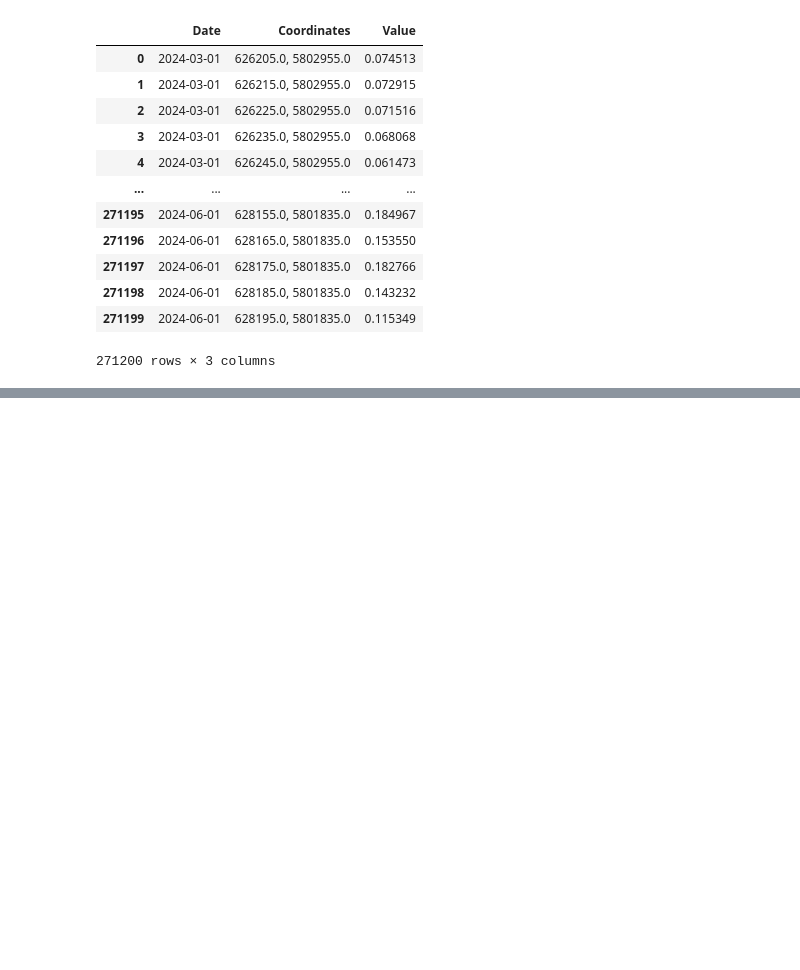
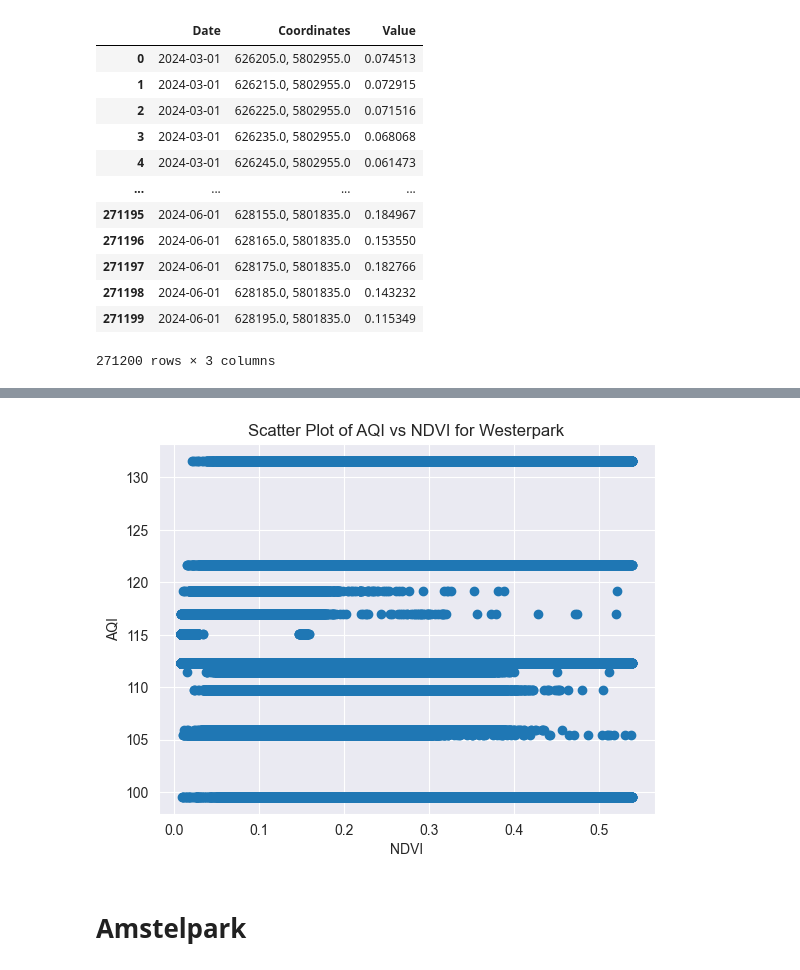
Before and after one commit to miguelvella12/DSP, a Jupyter notebook: CorrelationTesting.ipynb, the cells around one changed output, grey strips where cells are left out. Saved outputs shown, nothing was run; the diff lists cells and outputs as text; code cells hidden in the pictures; blank space fills up the shorter version.

```diff
--- a/CorrelationTesting.ipynb
+++ b/CorrelationTesting.ipynb
@@ -135,0 +194,4 @@ plt.show()
+# %%
+# Load data from Sentinel-2 (NDVI) and Sentinel-5P (AQI)
+Wester_NDVI_csv = pd.read_csv("Datasets/Sentinel-2/Wester_NDVI/Wester_NDVI_csv.csv")
+Wester_AQI_csv = pd.read_csv("Datasets/Sentinel-5P/Westerpark/Wester_AirQualityIndex/Wester_AirQualityIndex_csv.csv")
@@ -135,0 +232,4 @@ plt.show()
+# %%
+# Merge the two indices together on Date to ensure that Values are aligned
+Wester_merged_csv = pd.merge(Wester_NDVI_csv, Wester_AQI_csv, left_index=True, right_index=True, how="inner")
+Wester_merged_csv
@@ -135,0 +306,12 @@ plt.show()
+# %%
+# Set lower and upper values for NDVI
+lower_cut_value = filtered_NDVI_data.min()
+upper_cut_value = filtered_NDVI_data.max()
+
+# Keep rows where NDVI value is within range
+Wester_merged_csv_final = Wester_merged_csv_cleaned[
+    (Wester_merged_csv_cleaned['NDVI'] >= lower_cut_value) &
+    (Wester_merged_csv_cleaned['NDVI'] <= upper_cut_value)
+    ]
+
+Wester_merged_csv_final
@@ -135,0 +332,17 @@ plt.show()
+# %%
+# Conduct correlation tests
+Wester_NDVI_Values = Wester_merged_csv_final.loc[:, 'NDVI']
+Wester_AQI_Values = Wester_merged_csv_final.loc[:, 'AQI']
+
+pearson_corr, p_pearson = pearsonr(Wester_NDVI_Values, Wester_AQI_Values)
+spearman_corr, p_spearman = spearmanr(Wester_NDVI_Values, Wester_AQI_Values)
+kendall_corr, p_kendall = kendalltau(Wester_NDVI_Values, Wester_AQI_Values)
+
+print("Pearson's Correlation:")
+print(f"Coefficient: {pearson_corr:.4f}, p-value: {p_pearson:.4e}")
+
+print("\nSpearman's Correlation:")
+print(f"Coefficient: {spearman_corr:.4f}, p-value: {p_spearman:.4e}")
+
+print("\nKendall's Tau Correlation:")
+print(f"Coefficient: {kendall_corr:.4f}, p-value: {p_kendall:.4e}")
@@ -135,0 +358,10 @@ plt.show()
+# %%
+plt.scatter(Wester_NDVI_Values, Wester_AQI_Values)
+plt.xlabel('NDVI')
+plt.ylabel('AQI')
+plt.title('Scatter Plot of AQI vs NDVI for Westerpark')
+plt.show()
+# %% [output]
+[figure, added]
+# %% [markdown]
+# Amstelpark
```
Also changed, not shown: parts of 41 cells of this notebook, 39 other files.
